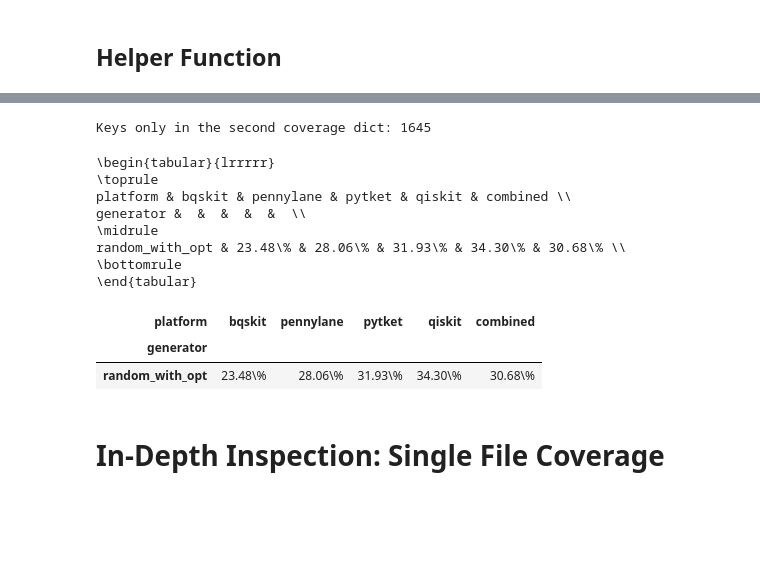
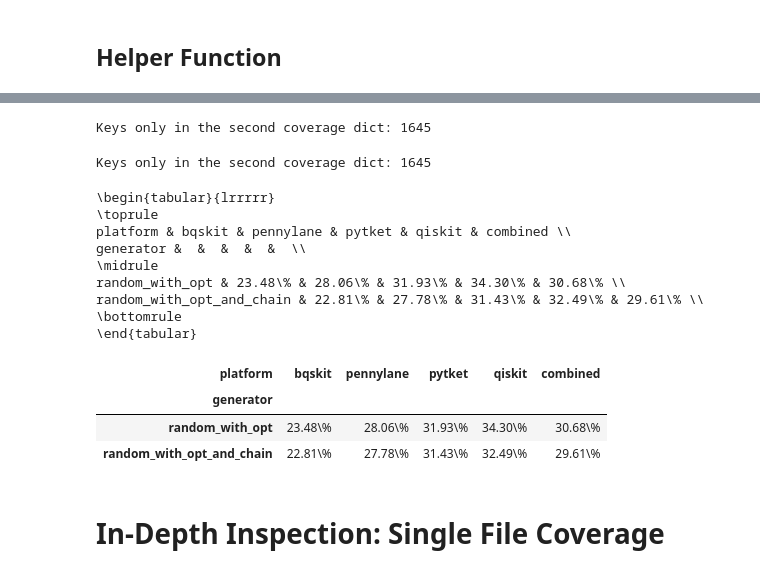
Before and after one commit to sola-st/qite-quantum-platform-testing, a Jupyter notebook: notebooks/013_Coverage_Computation.ipynb, the cells around one changed output, grey strips where cells are left out. Cells and saved outputs as stored; diff of their text form; code cells hidden in the pictures; blank space fills up the shorter version.

```diff
--- a/notebooks/013_Coverage_Computation.ipynb
+++ b/notebooks/013_Coverage_Computation.ipynb
@@ -25,6 +25,7 @@ VERSION_LLM_RUN = "v012"
 VERSION_TESTSUITE_RUN = "v013"
 VERSION_LLM_RUN_MULTI = "v014"
 VERSION_RANDOM_WITH_OPT_RUN = "v015"
+VERSION_RANDOM_WITH_OPT_AND_CHAIN_RUN = "v023"
 
 # COVERAGE_FOLDER = Path("../data/coverage/v009_four_platforms/")
 # PATH_MERGED_JSON_COVERAGE = COVERAGE_FOLDER / "merged_coverage.json"
@@ -49,6 +50,9 @@ COVERAGE_FOLDER_LLM_MULTI_CIRCUITS_RUN = Path(
 
 COVERAGE_FOLDER_RANDOM_WITH_OPT_RUN = Path(
     f"../data/coverage/{VERSION_RANDOM_WITH_OPT_RUN}_four_platforms_no_bqskit")
+
+COVERAGE_FOLDER_RANDOM_WITH_OPT_AND_CHAIN_RUN = Path(
+    f"../data/coverage/{VERSION_RANDOM_WITH_OPT_AND_CHAIN_RUN}_four_platforms")
 # %% [markdown]
 ## Read Data
 # %%
@@ -102,6 +106,9 @@ print(" ==== Reading COVERAGE data.")
 json_coverage_random_with_opt = read_json_files_in_parallel(
     COVERAGE_FOLDER_RANDOM_WITH_OPT_RUN, filter_suffix="*.json",
     exclusion_pattern=r".*_time\.json$")
+json_coverage_random_with_opt_and_chain = read_json_files_in_parallel(
+    COVERAGE_FOLDER_RANDOM_WITH_OPT_AND_CHAIN_RUN, filter_suffix="*.json",
+    exclusion_pattern=r".*_time\.json$")
 
 
 print(" ==== Reading TIME data.")
@@ -131,6 +138,11 @@ json_time_random_with_opt = read_json_files_in_parallel(
 print(
     f"Read {len(json_time_random_with_opt)} time stats files for random with opt.")
 
+json_time_random_with_opt_and_chain = read_json_files_in_parallel(
+    COVERAGE_FOLDER_RANDOM_WITH_OPT_AND_CHAIN_RUN, filter_suffix="*_time.json")
+print(
+    f"Read {len(json_time_random_with_opt_and_chain)} time stats files for random with opt and chain.")
+
 print("=== Reading ERROR messages data.")
 
 # json_coverage_random_data = [
@@ -145,6 +157,8 @@ print("=== Reading ERROR messages data.")
 #     d for d in json_coverage_llm_multi_circuits if "meta" in d]
 json_coverage_random_with_opt_data = [
     d for d in json_coverage_random_with_opt if "meta" in d]
+json_coverage_random_with_opt_and_chain_data = [
+    d for d in json_coverage_random_with_opt_and_chain if "meta" in d]
 # json_error_random = [
 #     d for d in json_coverage_random if "exception_message" in d]
 # json_error_spiu = [
@@ -157,6 +171,9 @@ json_coverage_random_with_opt_data = [
 #     d for d in json_coverage_llm_multi_circuits if "exception_message" in d]
 json_error_random_with_opt = [
     d for d in json_coverage_random_with_opt if "exception_message" in d]
+json_error_random_with_opt_and_chain = [
+    d for d in json_coverage_random_with_opt_and_chain
+    if "exception_message" in d]
 
 # print(f"Found {len(json_error_random)} error messages for random.")
 # print(f"Found {len(json_error_spiu)} error messages for SPIU.")
@@ -166,6 +183,8 @@ json_error_random_with_opt = [
 #     f"Found {len(json_error_llm_multi_circuits)} error messages for LLM multi circuits.")
 print(
     f"Found {len(json_error_random_with_opt)} error messages for random with opt.")
+print(
+    f"Found {len(json_error_random_with_opt_and_chain)} error messages for random with opt and chain.")
 # %% [output]
  ==== Reading COVERAGE data.
  ==== Reading TIME data.
@@ -423,8 +444,12 @@ def process_coverage_data(
 
 df_coverage_random_with_opt = process_coverage_data(
     json_data_list=json_coverage_random_with_opt_data, top_k=0)
+
+df_coverage_random_with_opt_and_chain = process_coverage_data(
+    json_data_list=json_coverage_random_with_opt_and_chain_data, top_k=0)
 # %% [output]
 Keys only in the second coverage dict: 1645
+Keys only in the second coverage dict: 1645
 # %%
 # Get the last 5 records of both dataframes
 # last_5_random = df_coverage_random.tail(5).copy()
@@ -433,6 +458,8 @@ Keys only in the second coverage dict: 1645
 # last_5_test_suite = df_coverage_test_suite.tail(5).copy()
 # last_5_llm_multi_circuits = df_coverage_llm_multi_circuits.tail(5).copy()
 last_5_random_with_opt = df_coverage_random_with_opt.tail(5).copy()
+last_5_random_with_opt_and_chain = df_coverage_random_with_opt_and_chain.tail(
+    5).copy()
 
 # Add a provenance column
 # last_5_random['generator'] = 'random'
@@ -441,10 +468,11 @@ last_5_random_with_opt = df_coverage_random_with_opt.tail(5).copy()
 # last_5_test_suite['generator'] = 'test_suite'
 # last_5_llm_multi_circuits['generator'] = 'llm_multi_circuits'
 last_5_random_with_opt['generator'] = 'random_with_opt'
+last_5_random_with_opt_and_chain['generator'] = 'random_with_opt_and_chain'
 
 # Merge the dataframes
 merged_df = pd.concat(
-    [last_5_random_with_opt])
+    [last_5_random_with_opt, last_5_random_with_opt_and_chain])
 # [last_5_random, last_5_spiu, last_5_llm, last_5_test_suite,
 #  last_5_llm_multi_circuits])
 
@@ -452,33 +480,35 @@ results = merged_df
 pivot_table = merged_df.pivot(
     index='generator', columns='platform', values='percent_covered')
 pivot_table = pivot_table[['bqskit', 'pennylane',
                            'pytket', 'qiskit', 'four_platforms']]
 pivot_table
 
 # Rename 'four_platforms' to 'combined' in the pivot table
 pivot_table.rename(columns={'four_platforms': 'combined'}, inplace=True)
 
 # Convert values to percentages and format them as such
 pivot_table = pivot_table.applymap(lambda x: f"{x:.2f}\%")
 
 # Convert the pivot table to LaTeX format
 latex_code = pivot_table.to_latex(
     column_format='l' + 'r' * (pivot_table.shape[1]))
 print(latex_code)
 
 pivot_table
 # %% [output]
 \begin{tabular}{lrrrrr}
 \toprule
 platform & bqskit & pennylane & pytket & qiskit & combined \\
 generator &  &  &  &  &  \\
 \midrule
 random_with_opt & 23.48\% & 28.06\% & 31.93\% & 34.30\% & 30.68\% \\
+random_with_opt_and_chain & 22.81\% & 27.78\% & 31.43\% & 32.49\% & 29.61\% \\
 \bottomrule
 \end{tabular}
 | platform | bqskit | pennylane | pytket | qiskit | combined |
 | generator |  |  |  |  |  |
 | random_with_opt | 23.48\% | 28.06\% | 31.93\% | 34.30\% | 30.68\% |
+| random_with_opt_and_chain | 22.81\% | 27.78\% | 31.43\% | 32.49\% | 29.61\% |
 # %% [markdown]
 # In-Depth Inspection: Single File Coverage
 # %%
```
Also changed, not shown: parts of 2 cells of this notebook, 8 other files.
